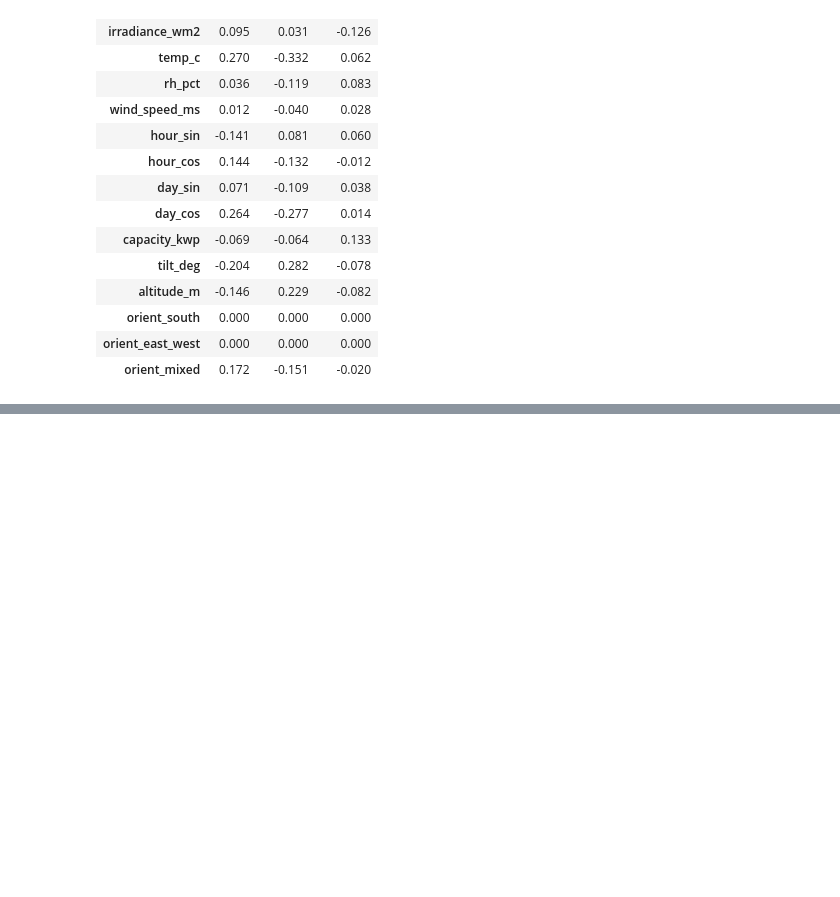
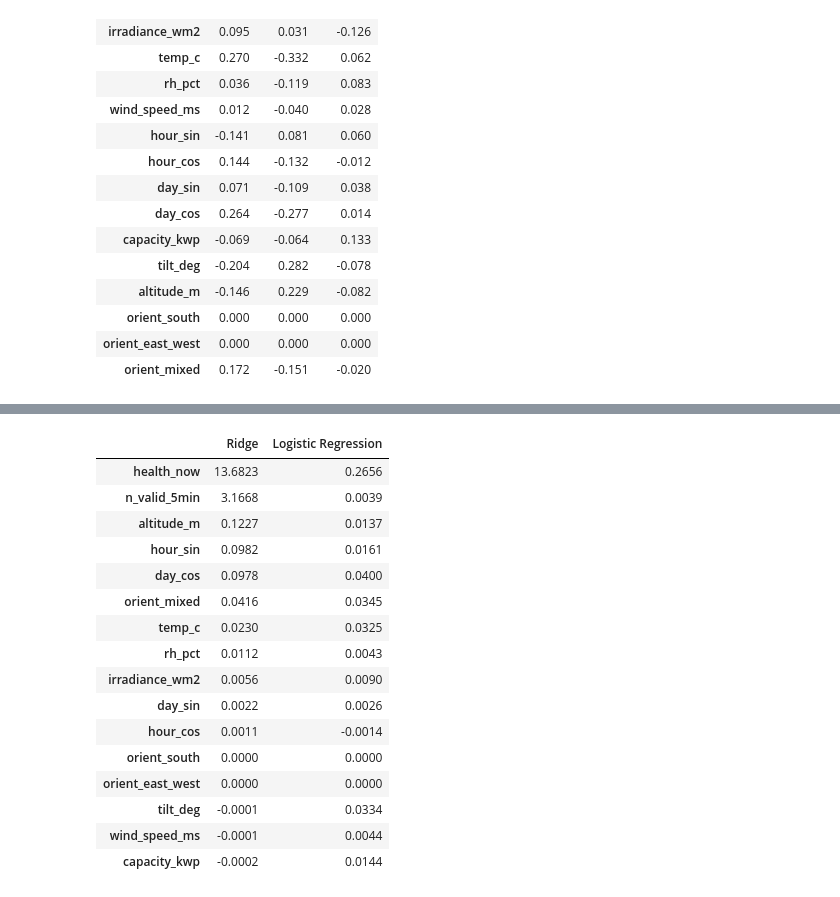
Before and after one commit to Veershah611/InvertML, a Jupyter notebook: notebooks/03_baselines_A1.ipynb, the cells around one changed output, grey strips where cells are left out. Cells and saved outputs as stored; diff of their text form; code cells hidden in the pictures; blank space fills up the shorter version.

```diff
--- a/notebooks/03_baselines_A1.ipynb
+++ b/notebooks/03_baselines_A1.ipynb
@@ -176,0 +196,20 @@ out["coef_logit"].round(3)
+# %%
+out["importance"]
+# %% [output]
+|  | Ridge | Logistic Regression |
+| health_now | 13.6823 | 0.2656 |
+| n_valid_5min | 3.1668 | 0.0039 |
+| altitude_m | 0.1227 | 0.0137 |
+| hour_sin | 0.0982 | 0.0161 |
+| day_cos | 0.0978 | 0.0400 |
+| orient_mixed | 0.0416 | 0.0345 |
+| temp_c | 0.0230 | 0.0325 |
+| rh_pct | 0.0112 | 0.0043 |
+| irradiance_wm2 | 0.0056 | 0.0090 |
+| day_sin | 0.0022 | 0.0026 |
+| hour_cos | 0.0011 | -0.0014 |
+| orient_south | 0.0000 | 0.0000 |
+| orient_east_west | 0.0000 | 0.0000 |
+| tilt_deg | -0.0001 | 0.0334 |
+| wind_speed_ms | -0.0001 | 0.0044 |
+| capacity_kwp | -0.0002 | 0.0144 |
```
Also changed, not shown: parts of 10 cells of this notebook, 9 other files.
